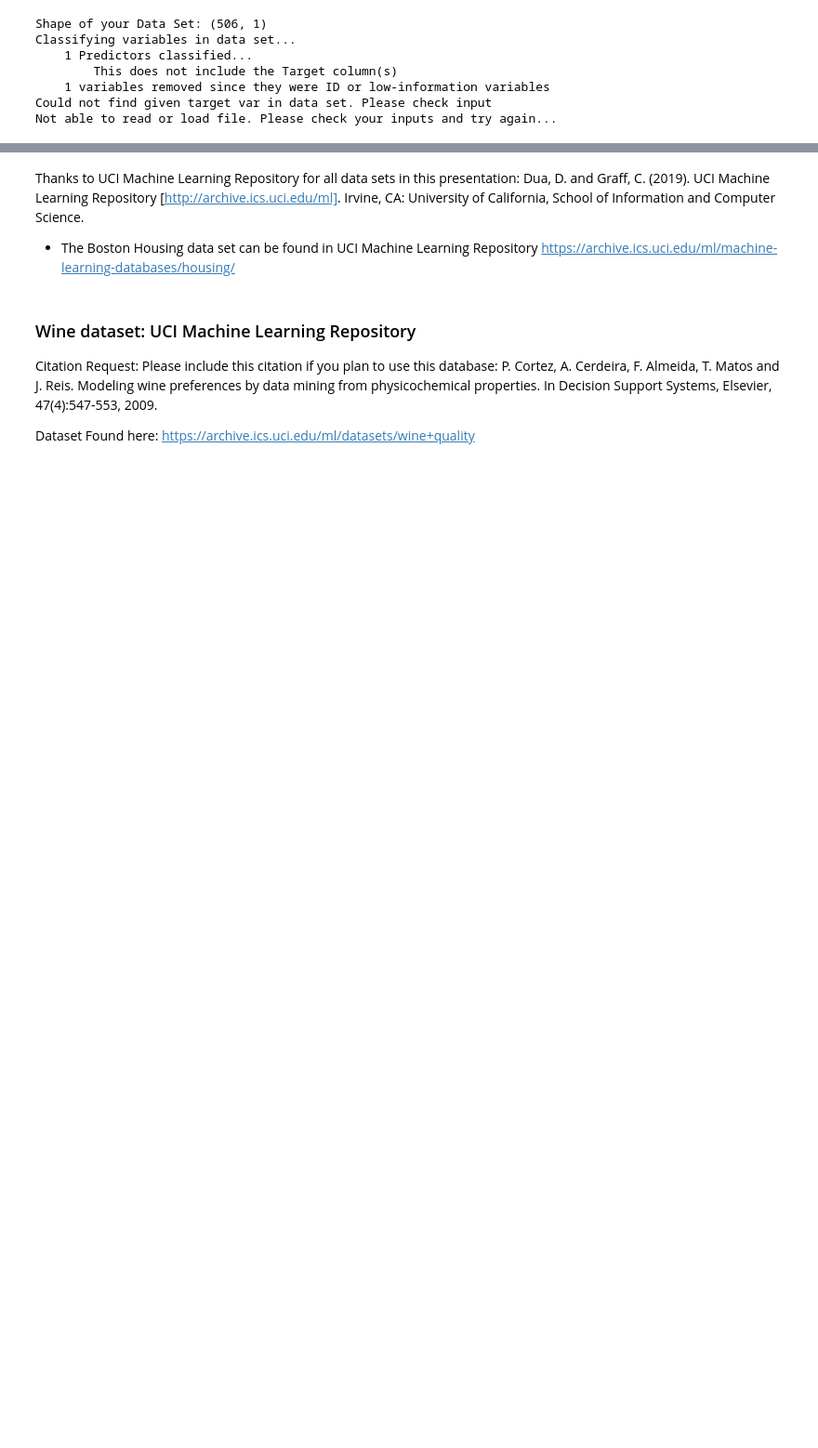
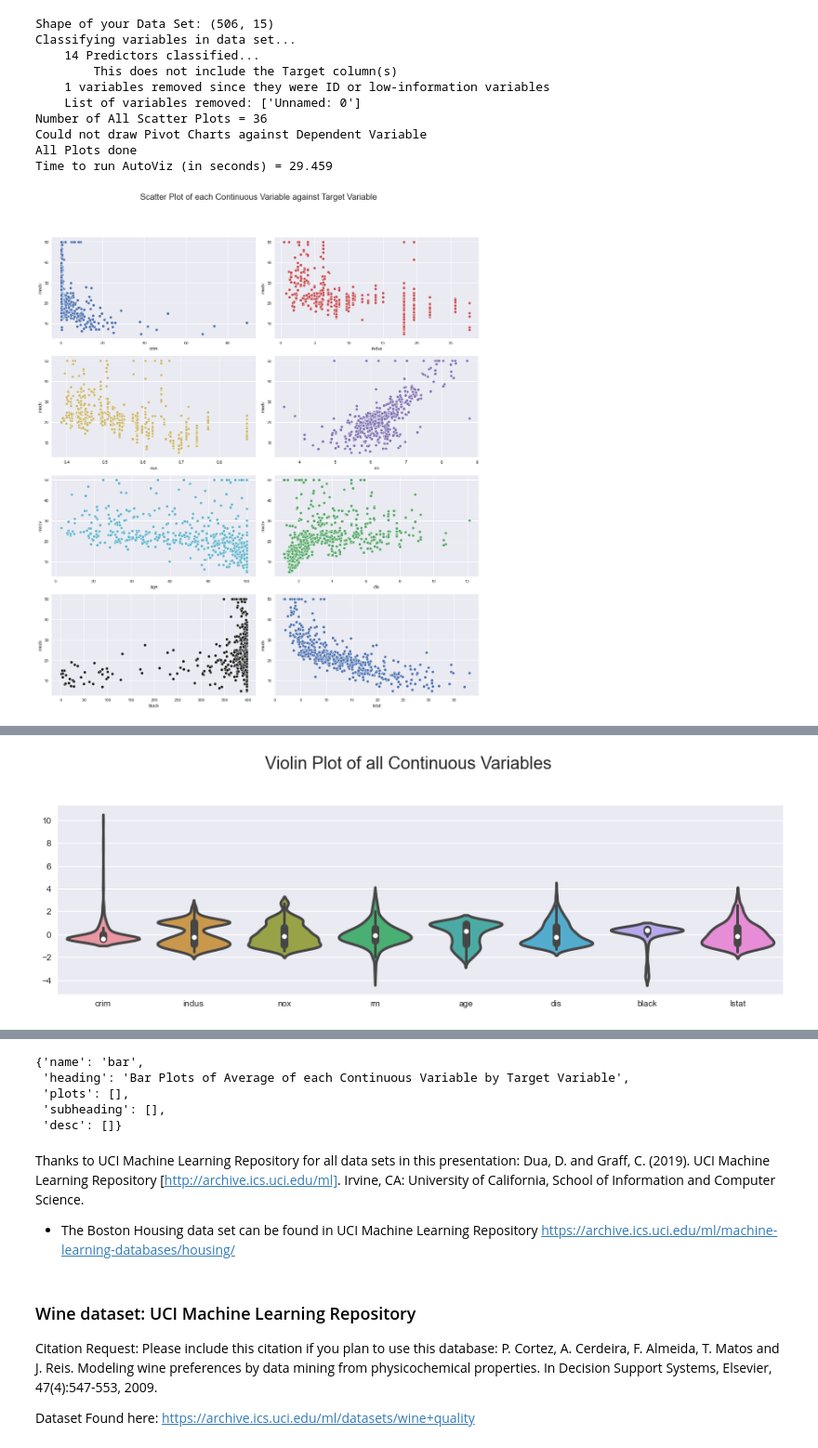
Before and after one commit to AutoViML/AutoViz, a Jupyter notebook: AutoViz_Demo.ipynb, the cells around one changed output, grey strips where cells are left out. Shown at 93% size. Saved outputs shown, nothing was run; the diff lists cells and outputs as text; code cells hidden in the pictures; blank space fills up the shorter version.

```diff
--- a/AutoViz_Demo.ipynb
+++ b/AutoViz_Demo.ipynb
@@ -18,11 +46,15 @@ df.head(1)
 # %%
-dft = AV.AutoViz(datapath+filename, sep=sep, depVar=target, dfte=None, header=0, verbose=0,
+dft = AV.AutoViz(datapath+filename, sep=sep, depVar=target, dfte=df, header=0, verbose=2,
                             lowess=False,chart_format='svg',max_rows_analyzed=1500,max_cols_analyzed=30)
 # %% [output]
-Shape of your Data Set: (506, 1)
+Shape of your Data Set: (506, 15)
 Classifying variables in data set...
-    1 Predictors classified...
+    14 Predictors classified...
         This does not include the Target column(s)
     1 variables removed since they were ID or low-information variables
-Could not find given target var in data set. Please check input
-Not able to read or load file. Please check your inputs and try again...
+    List of variables removed: ['Unnamed: 0']
+Number of All Scatter Plots = 36
+Could not draw Pivot Charts against Dependent Variable
+All Plots done
+Time to run AutoViz (in seconds) = 29.459
+[figure, added]
@@ -28,0 +63 @@ Not able to read or load file. Please check your inputs and try again...
+[figure, added]
@@ -29,3 +71,11 @@ Not able to read or load file. Please check your inputs and try again...
+# %%
+AV.bar_plot
+# %% [output]
+{'name': 'bar',
+ 'heading': 'Bar Plots of Average of each Continuous Variable by Target Variable',
+ 'plots': [],
+ 'subheading': [],
+ 'desc': []}
 # %% [markdown]
 Thanks to UCI Machine Learning Repository for all data sets in this presentation:
 Dua, D. and Graff, C. (2019). UCI Machine Learning Repository [http://archive.ics.uci.edu/ml]. Irvine, CA: University of California, School of Information and Computer Science.
```
Also changed, not shown: parts of 4 cells of this notebook, 1 other file.
